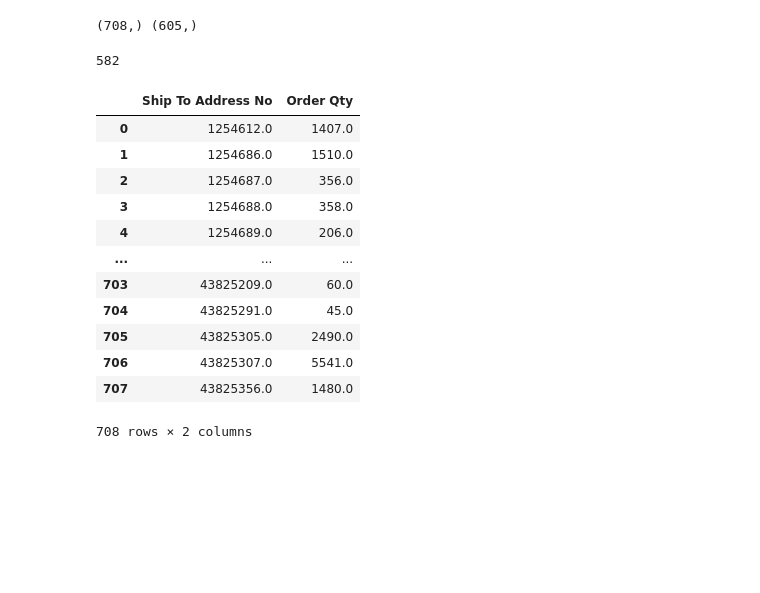
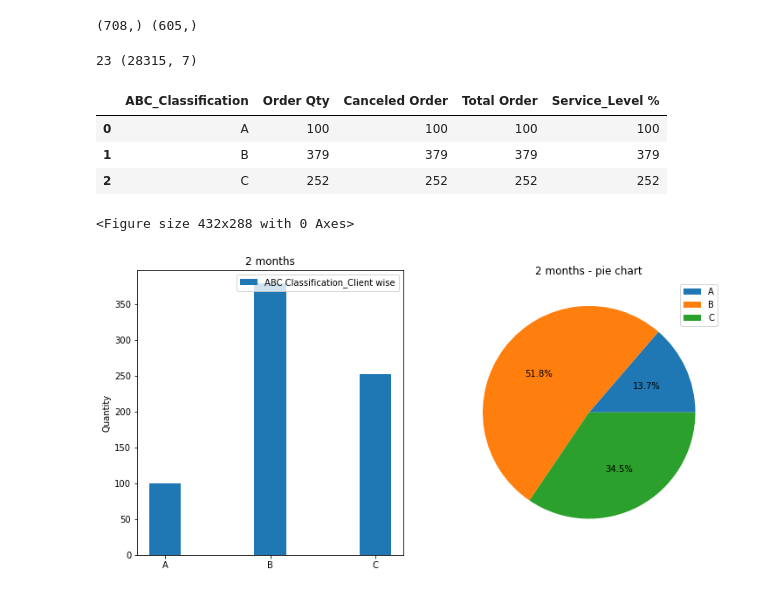
Before and after one commit to dangnguyenhoang/House_pricing_KC, a Jupyter notebook: CEL_/CEL.ipynb, the cells around one changed output. Drawn from its saved outputs; the diff is of its cells as text; code cells hidden in the pictures; blank space fills up the shorter version.

```diff
--- a/CEL_/CEL.ipynb
+++ b/CEL_/CEL.ipynb
@@ -495,23 +498,49 @@ print(Sales_Df['Ship To Address No'].unique().shape,Canceled_Df['Ship To Address
 # %% [output]
 (708,) (605,)
 # %%
-A=set(Sales_Df['Ship To Address No'].unique()).intersection(list(Canceled_Df['Ship To Address No'].unique()))
-print(len(A))
+Sale_Cancel_diff=[item for item in Canceled_Df['Ship To Address No'].unique() if item not in Sales_Df['Ship To Address No'].unique()]
+print(len(Sale_Cancel_diff), Sales_Df.shape)
 # %% [output]
-582
+23 (28315, 7)
+# %%
+Sale_Cancel_Client=np.zeros((Sales_Df.shape[1],len(Sale_Cancel_diff)))
+Sale_Cancel_Client[3]=Sale_Cancel_diff
+Sale_Cancel_Client=pd.DataFrame(Sale_Cancel_Client.T)
+Sale_Cancel_Client.columns=Sales_Df.columns
+
+Sale_Cancel_Client=pd.concat((Sales_Df,Sale_Cancel_Client),axis=0)
+Sale_Cancel_Client.reset_index()
+Sale_Client=Sale_Cancel_Client[['Ship To Address No','Order Qty']].groupby('Ship To Address No').sum()
+Cancel_Client=Canceled_Df[['Ship To Address No','Quantity Ordered']].groupby('Ship To Address No').sum()
 # %%
-Sales_Df[['Ship To Address No','Order Qty']].groupby('Ship To Address No').sum().reset_index()
+Sale_Client=Sale_Cancel_Client[['Ship To Address No','Order Qty']].groupby('Ship To Address No').sum()
+Canceled_Client=Canceled_Df[['Ship To Address No','Quantity Ordered']].groupby('Ship To Address No').sum()
+Canceled_Client.rename(columns={'Quantity Ordered':'Canceled Order'}, inplace =True)
-# %% [output]
-|  | Ship To Address No | Order Qty |
-| 0 | 1254612.0 | 1407.0 |
-| 1 | 1254686.0 | 1510.0 |
-| 2 | 1254687.0 | 356.0 |
-| 3 | 1254688.0 | 358.0 |
-| 4 | 1254689.0 | 206.0 |
-| ... | ... | ... |
-| 703 | 43825209.0 | 60.0 |
-| 704 | 43825291.0 | 45.0 |
-| 705 | 43825305.0 | 2490.0 |
-| 706 | 43825307.0 | 5541.0 |
-| 707 | 43825356.0 | 1480.0 |
-708 rows × 2 columns
+# %%
+Combined_Client=pd.merge(Sale_Client,Canceled_Client,how='left',on='Ship To Address No')
+Combined_Client=Combined_Client.fillna(0)
+Combined_Client['Total Order']= Combined_Client['Order Qty']+ Combined_Client['Canceled Order']
+Combined_Client["Service_Level %"]= 100*Combined_Client['Order Qty']/(Combined_Client['Order Qty']+ Combined_Client['Canceled Order'])
+Combined_Client['ABC_Classification']=Combined_Client.apply(ABC_classification, axis=1)
+Combined_Client_ABC_Classification=Combined_Client.groupby('ABC_Classification').count().reset_index()
+Combined_Client_ABC_Classification
+# %% [output]
+|  | ABC_Classification | Order Qty | Canceled Order | Total Order | Service_Level % |
+| 0 | A | 100 | 100 | 100 | 100 |
+| 1 | B | 379 | 379 | 379 | 379 |
+| 2 | C | 252 | 252 | 252 | 252 |
+# %%
+fig = plt.figure()
+fig,ax=plt.subplots(1,2,figsize=(12,6))
+
+ax[0].bar(list(Combined_Client_ABC_Classification['ABC_Classification']), list(Combined_Client_ABC_Classification['Service_Level %']),width=0.3,label="ABC Classification_Client wise")
+ax[0].set(title='2 months')
+ax[0].legend(loc=1,prop={'size': 10})
+ax[0].set_ylabel('Quantity',fontsize=10)
+ax[1].pie(list(Combined_Client_ABC_Classification['Service_Level %']),autopct='%1.1f%%')
+ax[1].legend(labels=list(Combined_Client_ABC_Classification['ABC_Classification']),loc=1)
+ax[1].set(title='2 months - pie chart')
+plt.show()
+# %% [output]
+<Figure size 432x288 with 0 Axes>
+[figure, added]
```
Also changed, not shown: parts of 10 cells of this notebook.
